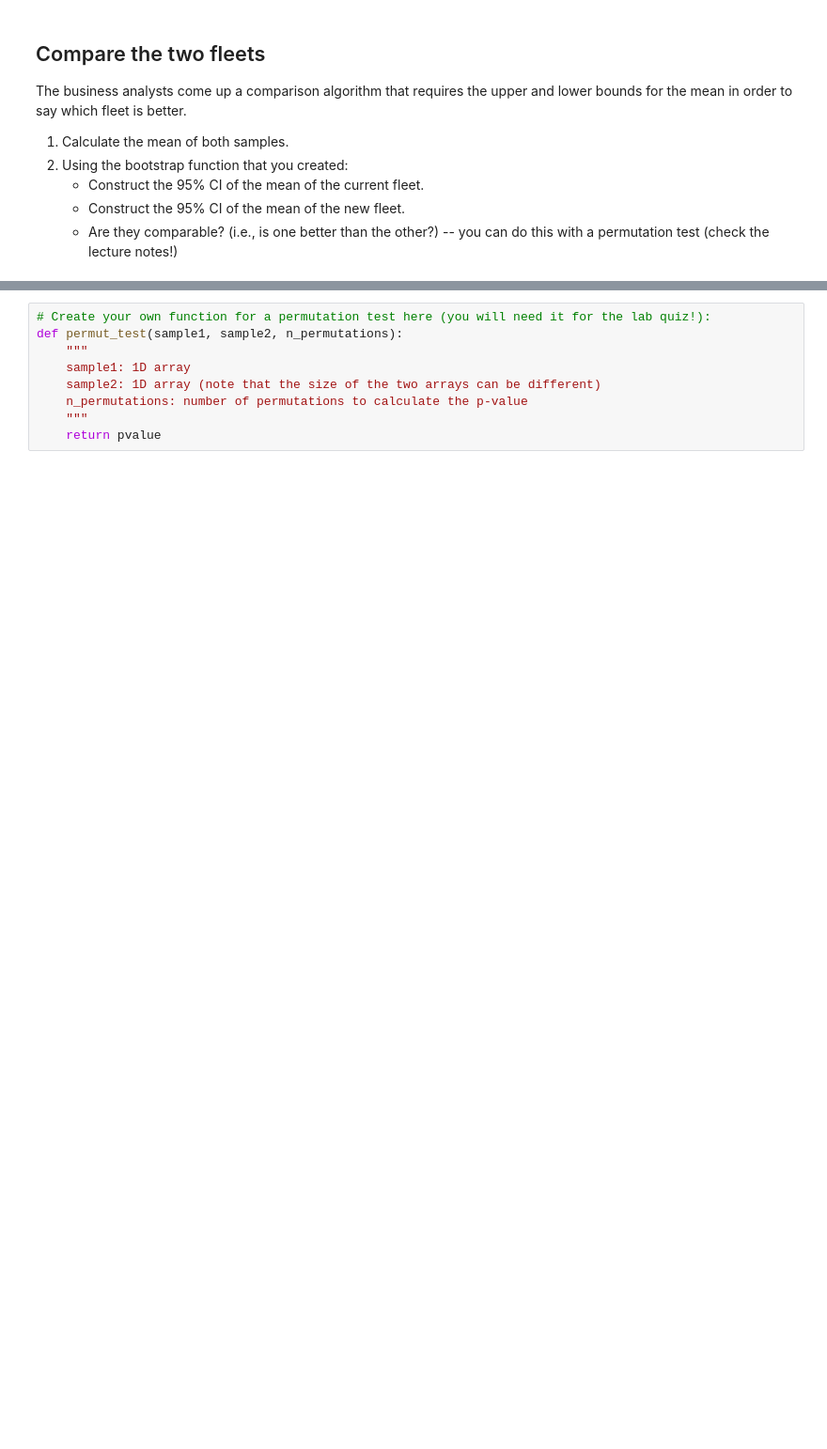
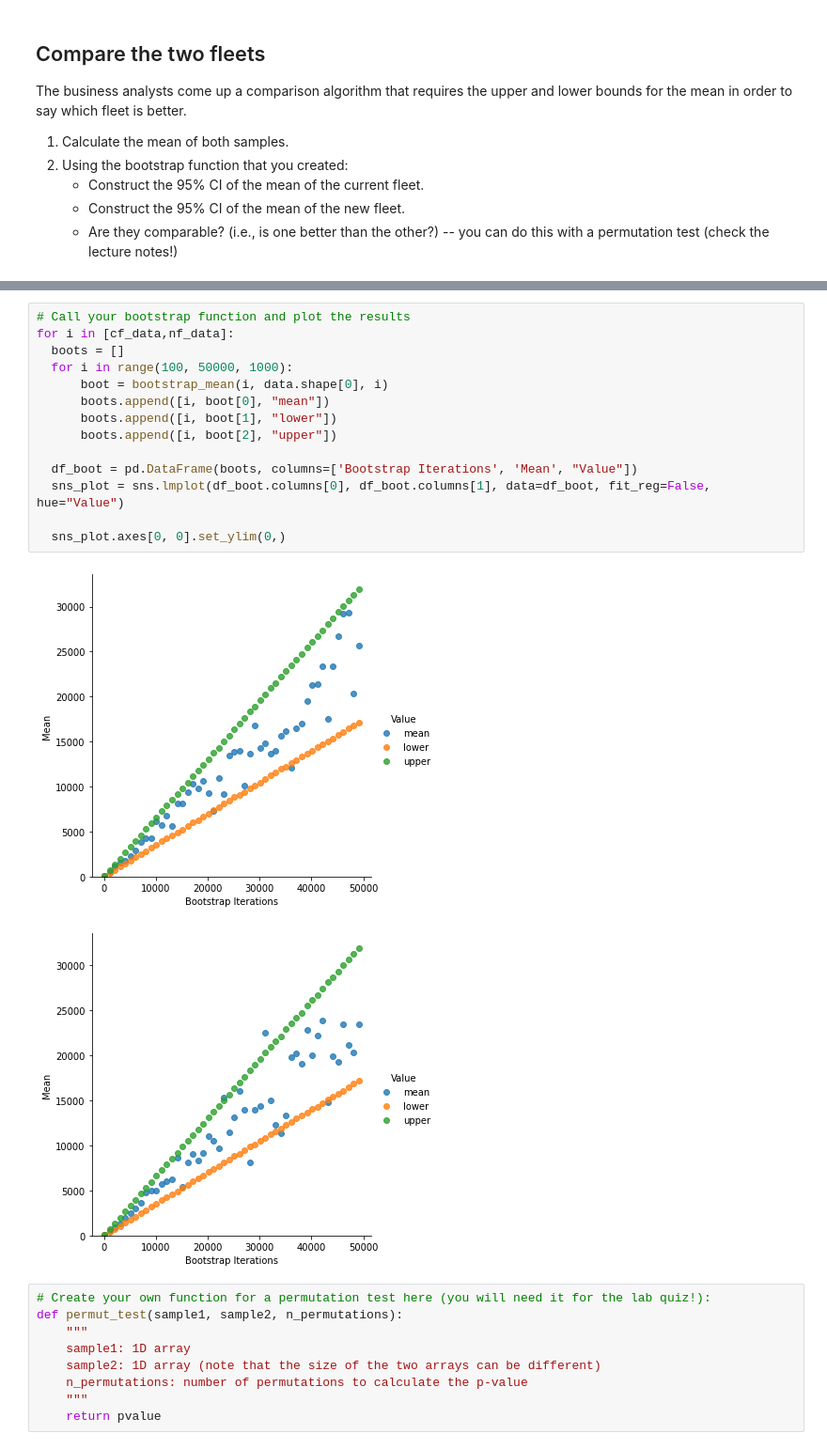
Before and after one commit to neerajthandayan/CE888, a Jupyter notebook: Copy_of_bootstrap.ipynb, the cells around one changed output, grey strips where cells are left out. Shown at 94% size. Cells and saved outputs as stored; diff of their text form; blank space fills up the shorter version.

```diff
--- a/Copy_of_bootstrap.ipynb
+++ b/Copy_of_bootstrap.ipynb
@@ -127,3 +117,20 @@ The business analysts come up a comparison algorithm that requires the upper and
+# %%
+# Call your bootstrap function and plot the results
+for i in [cf_data,nf_data]:
+  boots = []
+  for i in range(100, 50000, 1000):
+      boot = bootstrap_mean(i, data.shape[0], i)
+      boots.append([i, boot[0], "mean"])
+      boots.append([i, boot[1], "lower"])
+      boots.append([i, boot[2], "upper"])
+
+  df_boot = pd.DataFrame(boots, columns=['Bootstrap Iterations', 'Mean', "Value"])
+  sns_plot = sns.lmplot(df_boot.columns[0], df_boot.columns[1], data=df_boot, fit_reg=False, hue="Value")
+
+  sns_plot.axes[0, 0].set_ylim(0,)
+# %% [output]
+[figure, added]
+[figure, added]
 # %%
 # Create your own function for a permutation test here (you will need it for the lab quiz!):
 def permut_test(sample1, sample2, n_permutations):
```
Also changed, not shown: parts of 6 cells of this notebook.
